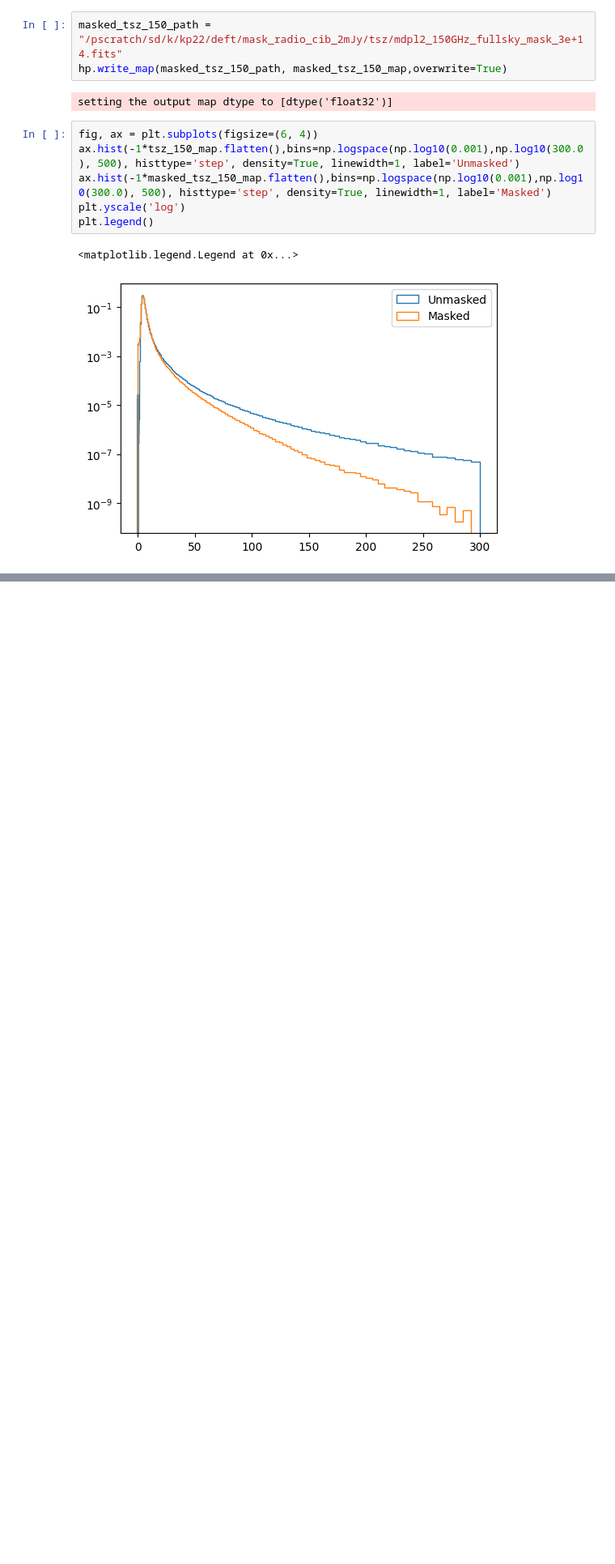
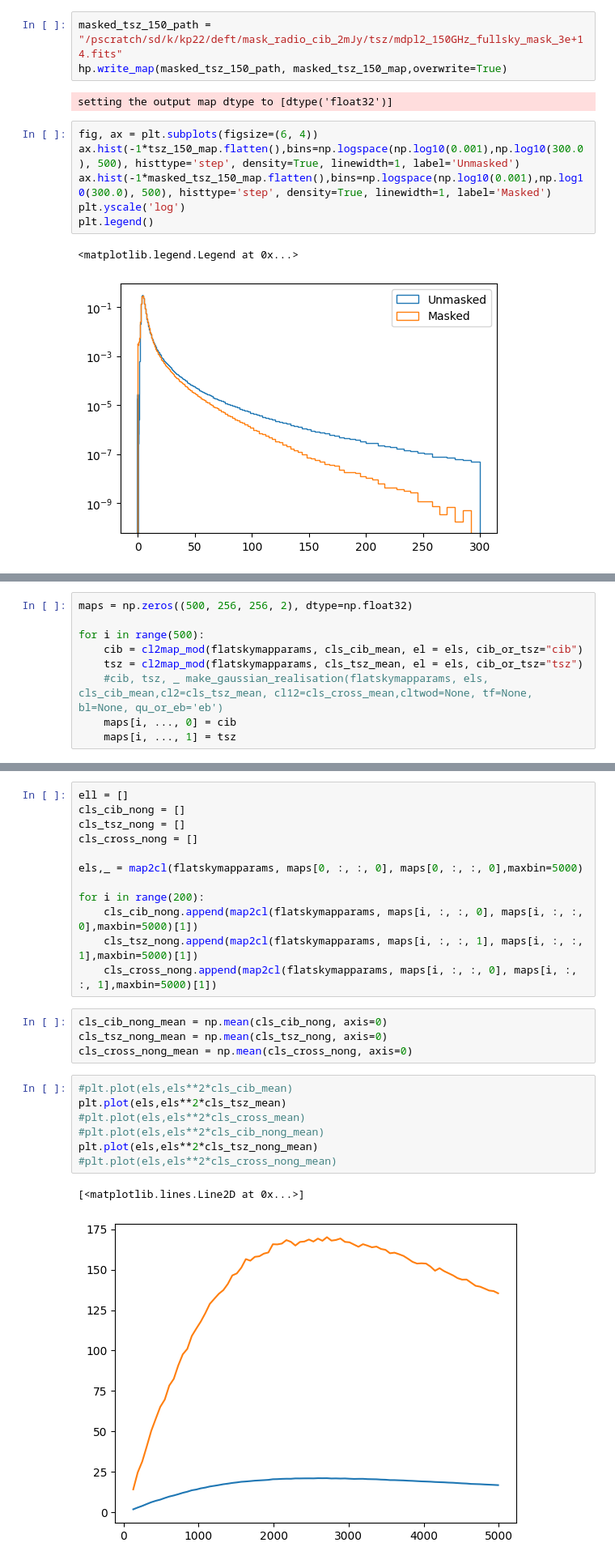
Before and after one commit to AlexBM173/cmb_foregrounds_diffusion, a Jupyter notebook: scratch.ipynb, the cells around one changed output, grey strips where cells are left out. Shown at 81% size. Drawn from its saved outputs; the diff is of its cells as text; blank space fills up the shorter version.

```diff
--- a/scratch.ipynb
+++ b/scratch.ipynb
@@ -128,0 +415,9 @@ plt.legend()
+# %%
+maps = np.zeros((500, 256, 256, 2), dtype=np.float32)
+
+for i in range(500):
+    cib = cl2map_mod(flatskymapparams, cls_cib_mean, el = els, cib_or_tsz="cib")
+    tsz = cl2map_mod(flatskymapparams, cls_tsz_mean, el = els, cib_or_tsz="tsz")
+    #cib, tsz, _ make_gaussian_realisation(flatskymapparams, els, cls_cib_mean,cl2=cls_tsz_mean, cl12=cls_cross_mean,cltwod=None, tf=None, bl=None, qu_or_eb='eb')
+    maps[i, ..., 0] = cib
+    maps[i, ..., 1] = tsz
@@ -128,0 +430,26 @@ plt.legend()
+# %%
+ell = []
+cls_cib_nong = []
+cls_tsz_nong = []
+cls_cross_nong = []
+
+els,_ = map2cl(flatskymapparams, maps[0, :, :, 0], maps[0, :, :, 0],maxbin=5000)
+
+for i in range(200):
+    cls_cib_nong.append(map2cl(flatskymapparams, maps[i, :, :, 0], maps[i, :, :, 0],maxbin=5000)[1])
+    cls_tsz_nong.append(map2cl(flatskymapparams, maps[i, :, :, 1], maps[i, :, :, 1],maxbin=5000)[1])
+    cls_cross_nong.append(map2cl(flatskymapparams, maps[i, :, :, 0], maps[i, :, :, 1],maxbin=5000)[1])
+# %%
+cls_cib_nong_mean = np.mean(cls_cib_nong, axis=0)
+cls_tsz_nong_mean = np.mean(cls_tsz_nong, axis=0)
+cls_cross_nong_mean = np.mean(cls_cross_nong, axis=0)
+# %%
+#plt.plot(els,els**2*cls_cib_mean)
+plt.plot(els,els**2*cls_tsz_mean)
+#plt.plot(els,els**2*cls_cross_mean)
+#plt.plot(els,els**2*cls_cib_nong_mean)
+plt.plot(els,els**2*cls_tsz_nong_mean)
+#plt.plot(els,els**2*cls_cross_nong_mean)
+# %% [output]
+[<matplotlib.lines.Line2D at 0x...>]
+[figure, added]
```
Also changed, not shown: parts of 17 cells of this notebook, 3 other files.
